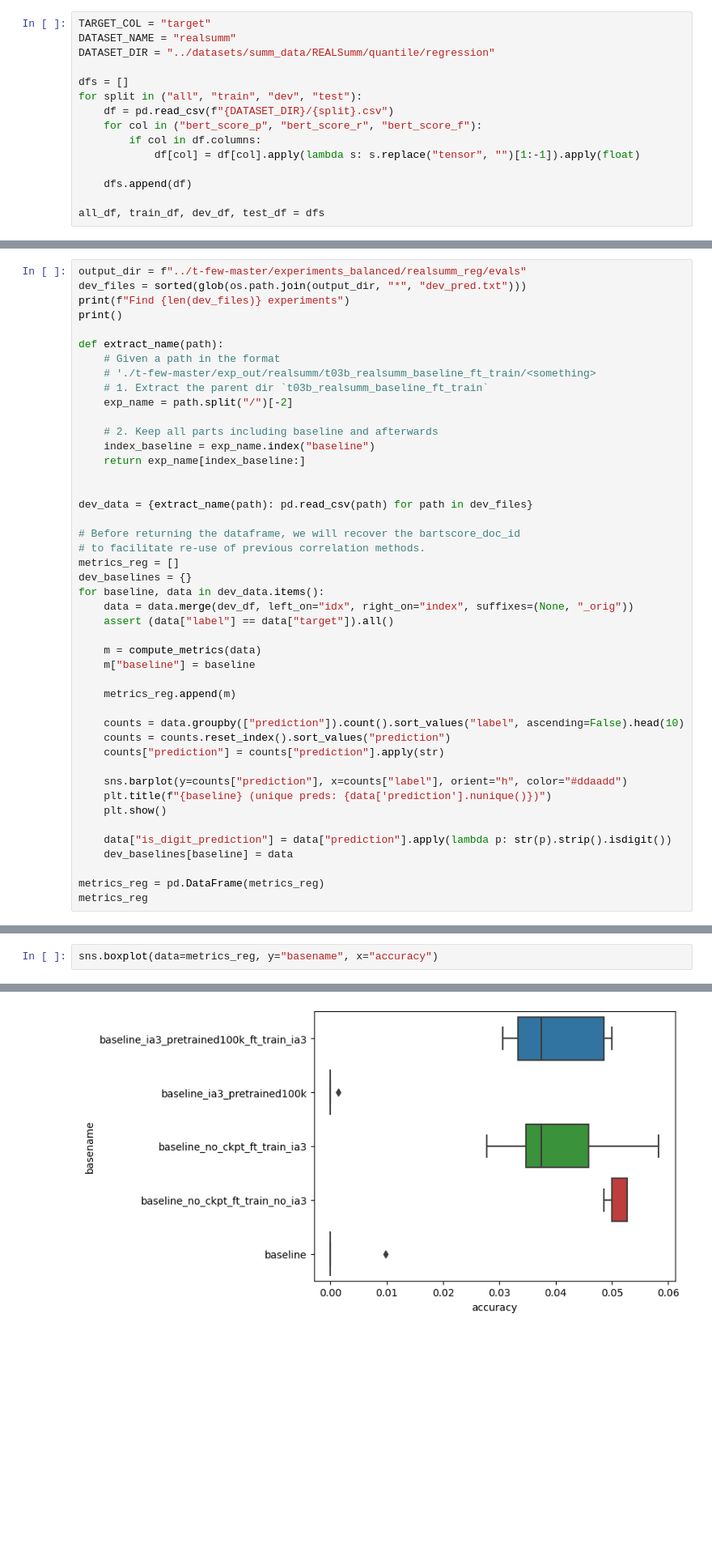
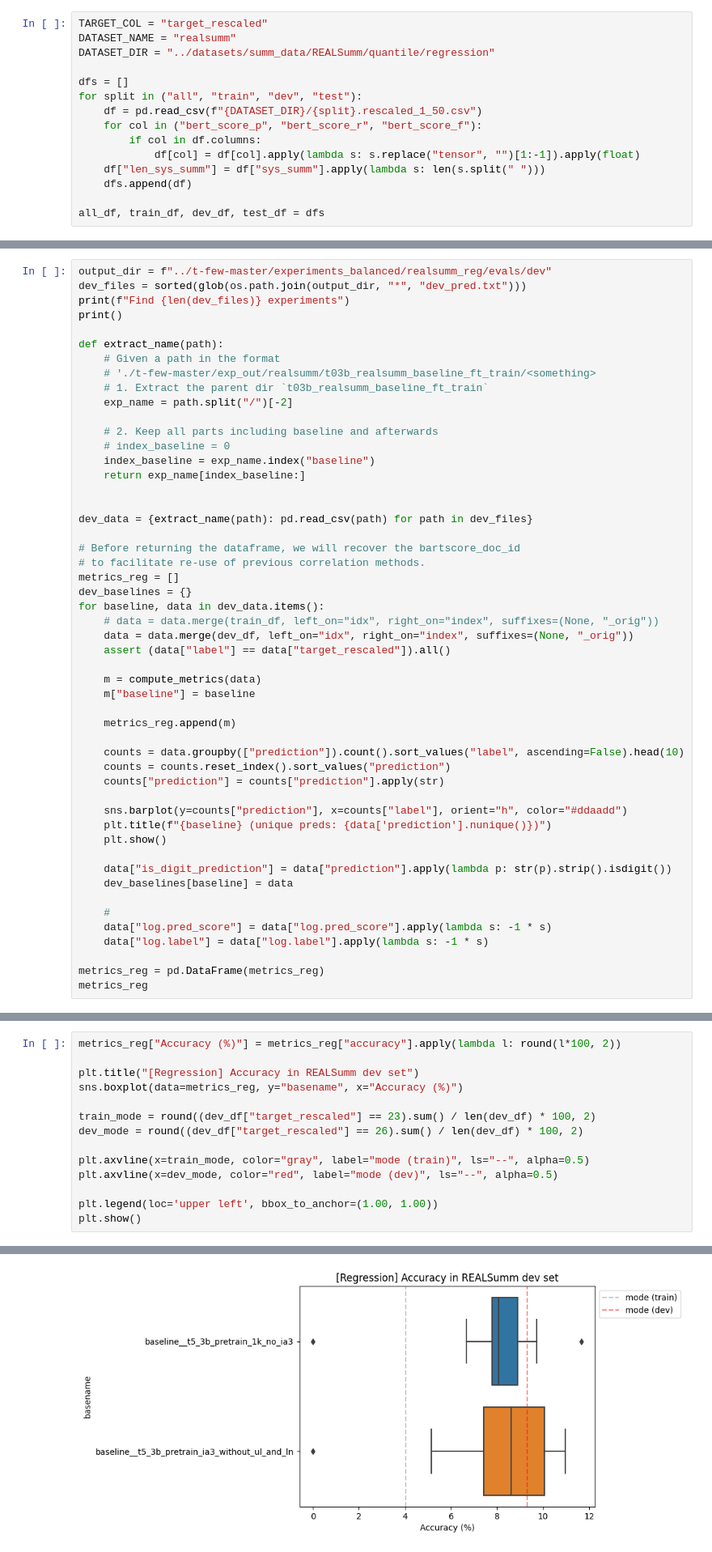
Before and after one commit to PastelBelem8/t-few, a Jupyter notebook: notebooks/DataAnalysis-regression.ipynb, the cells around one changed output, grey strips where cells are left out. Shown at 81% size. Saved outputs shown, nothing was run; the diff lists cells and outputs as text; blank space fills up the shorter version.

```diff
--- a/notebooks/DataAnalysis-regression.ipynb
+++ b/notebooks/DataAnalysis-regression.ipynb
@@ -86,15 +21,15 @@ def compute_system_level_correlations(data, metrics, target_col, dataset_name, s
 # %%
-TARGET_COL = "target"
+TARGET_COL = "target_rescaled"
 DATASET_NAME = "realsumm"
 DATASET_DIR = "../datasets/summ_data/REALSumm/quantile/regression"
 
 dfs = []
 for split in ("all", "train", "dev", "test"):
-    df = pd.read_csv(f"{DATASET_DIR}/{split}.csv")
+    df = pd.read_csv(f"{DATASET_DIR}/{split}.rescaled_1_50.csv")
     for col in ("bert_score_p", "bert_score_r", "bert_score_f"):
         if col in df.columns:
             df[col] = df[col].apply(lambda s: s.replace("tensor", "")[1:-1]).apply(float)
-
+    df["len_sys_summ"] = df["sys_summ"].apply(lambda s: len(s.split(" ")))
     dfs.append(df)
 
 all_df, train_df, dev_df, test_df = dfs
@@ -239,7 +205,7 @@ def compute_metrics(df: pd.DataFrame):
 
     return metrics
 # %%
-output_dir = f"../t-few-master/experiments_balanced/realsumm_reg/evals"
+output_dir = f"../t-few-master/experiments_balanced/realsumm_reg/evals/dev"
 dev_files = sorted(glob(os.path.join(output_dir, "*", "dev_pred.txt")))
 print(f"Find {len(dev_files)} experiments")
 print()
@@ -251,6 +217,7 @@ def extract_name(path):
     exp_name = path.split("/")[-2]
 
     # 2. Keep all parts including baseline and afterwards
+    # index_baseline = 0
     index_baseline = exp_name.index("baseline")
     return exp_name[index_baseline:]
 
@@ -262,8 +229,9 @@ dev_data = {extract_name(path): pd.read_csv(path) for path in dev_files}
 metrics_reg = []
 dev_baselines = {}
 for baseline, data in dev_data.items():
+    # data = data.merge(train_df, left_on="idx", right_on="index", suffixes=(None, "_orig"))
     data = data.merge(dev_df, left_on="idx", right_on="index", suffixes=(None, "_orig"))
-    assert (data["label"] == data["target"]).all()
+    assert (data["label"] == data["target_rescaled"]).all()
 
     m = compute_metrics(data)
     m["baseline"] = baseline
@@ -281,6 +249,10 @@ for baseline, data in dev_data.items():
     data["is_digit_prediction"] = data["prediction"].apply(lambda p: str(p).strip().isdigit())
     dev_baselines[baseline] = data
 
+    #
+    data["log.pred_score"] = data["log.pred_score"].apply(lambda s: -1 * s)
+    data["log.label"] = data["log.label"].apply(lambda s: -1 * s)
+
 metrics_reg = pd.DataFrame(metrics_reg)
 metrics_reg
 # %% [output]
@@ -475,3 +643,15 @@ metrics_reg.tail()
 # %%
-sns.boxplot(data=metrics_reg, y="basename", x="accuracy")
+metrics_reg["Accuracy (%)"] = metrics_reg["accuracy"].apply(lambda l: round(l*100, 2))
+
+plt.title("[Regression] Accuracy in REALSumm dev set")
+sns.boxplot(data=metrics_reg, y="basename", x="Accuracy (%)")
+
+train_mode = round((dev_df["target_rescaled"] == 23).sum() / len(dev_df) * 100, 2)
+dev_mode = round((dev_df["target_rescaled"] == 26).sum() / len(dev_df) * 100, 2)
+
+plt.axvline(x=train_mode, color="gray", label="mode (train)", ls="--", alpha=0.5)
+plt.axvline(x=dev_mode, color="red", label="mode (dev)", ls="--", alpha=0.5)
+
+plt.legend(loc='upper left', bbox_to_anchor=(1.00, 1.00))
+plt.show()
 # %% [output]
@@ -479 +658 @@ sns.boxplot(data=metrics_reg, y="basename", x="accuracy")
-[figure, old version]
+[figure, new version]
```
Also changed, not shown: parts of 62 cells of this notebook, 6 other files.
